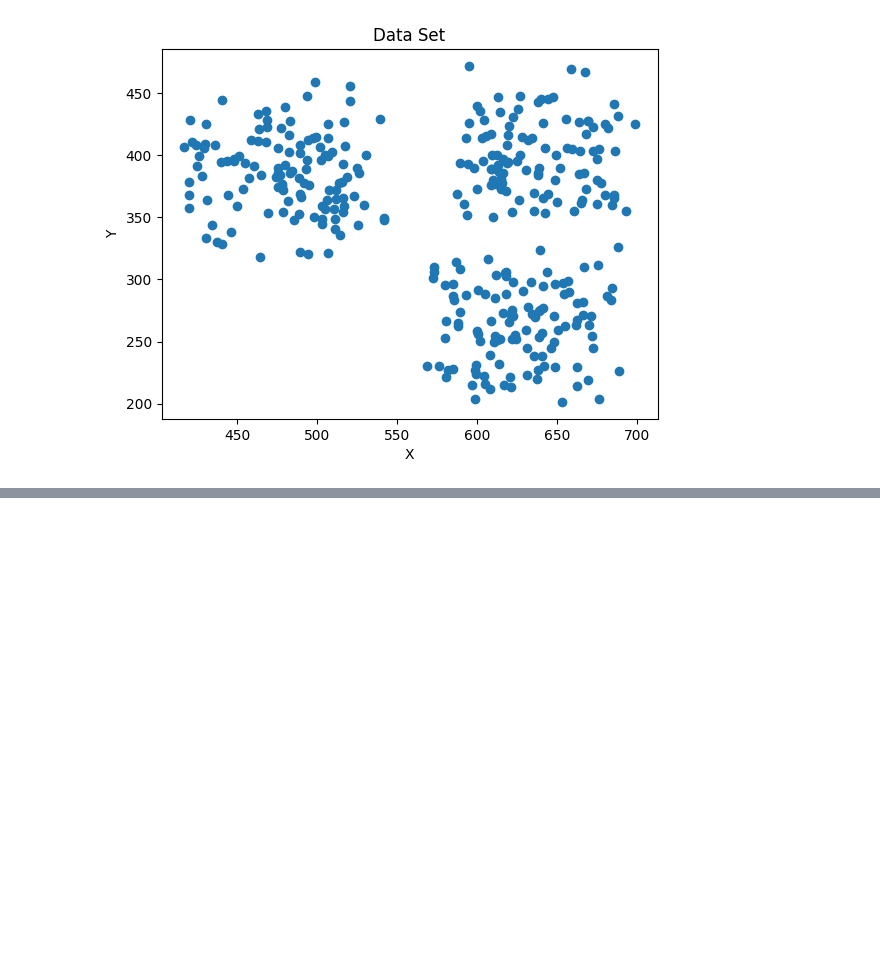
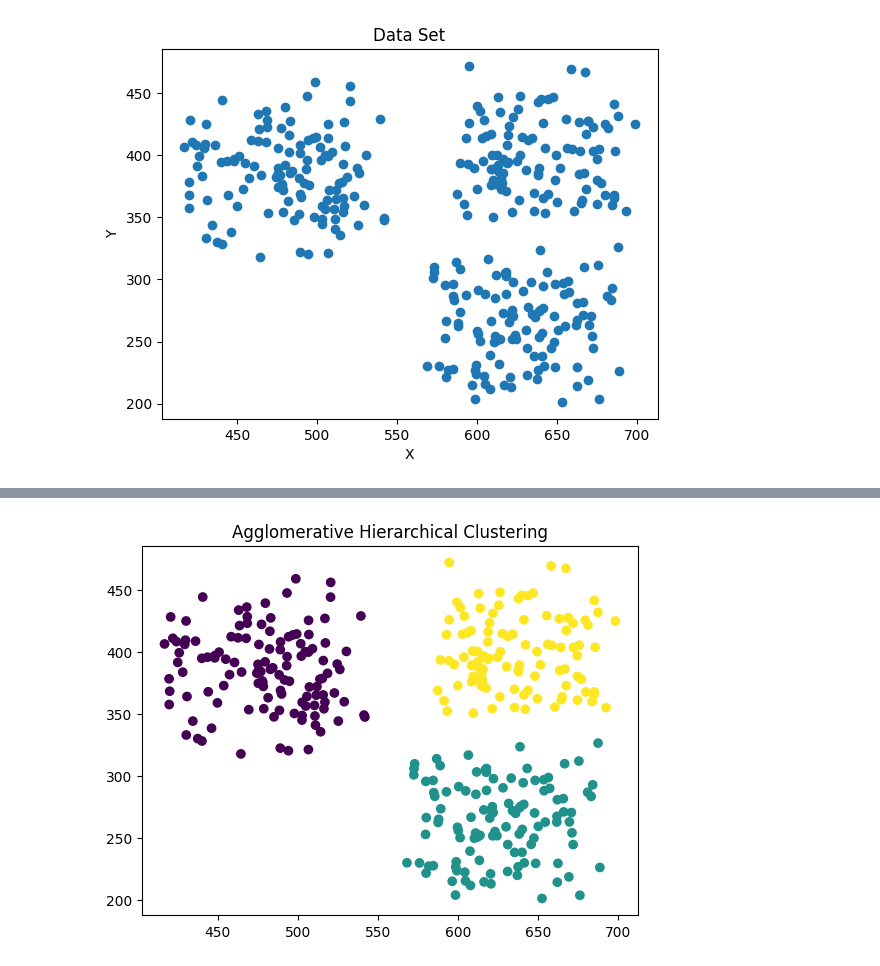
Before and after one commit to AIdjis/Clustering, a Jupyter notebook: notebooks/Spectral_Clustering.ipynb, the cells around one changed output, grey strips where cells are left out. Saved outputs shown, nothing was run; the diff lists cells and outputs as text; code cells hidden in the pictures; blank space fills up the shorter version.

```diff
--- a/notebooks/Spectral_Clustering.ipynb
+++ b/notebooks/Spectral_Clustering.ipynb
@@ -23,0 +72,7 @@ plt.show()
+# %%
+# plot the clusters
+plt.scatter(data['X'], data['Y'], c=cluster_labels)
+plt.title('Agglomerative Hierarchical Clustering')
+plt.show()
+# %% [output]
+[figure, added]
```
Also changed, not shown: parts of 10 cells of this notebook.
